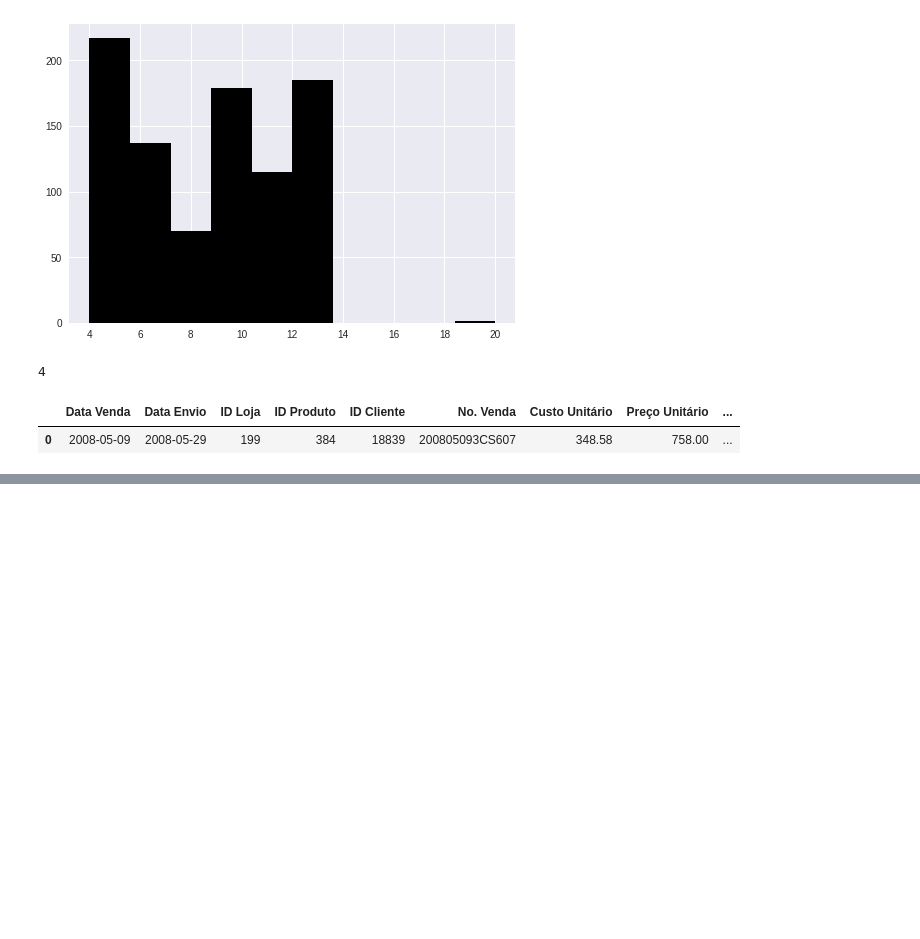
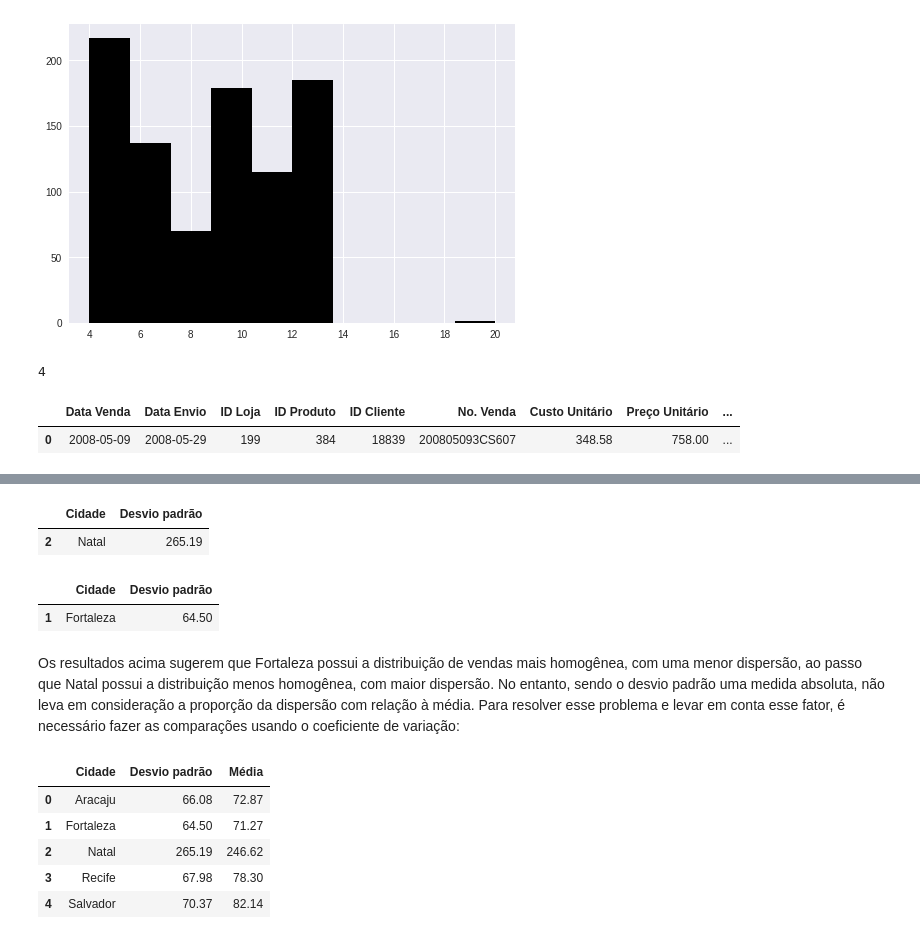
Before and after one commit to shl0mo/AnaliseDados_DIO-Pandas, a Jupyter notebook: AnaliseDados_DIO_Pandas.ipynb, the cells around one changed output, grey strips where cells are left out. Drawn from its saved outputs; the diff is of its cells as text; code cells hidden in the pictures; blank space fills up the shorter version.

```diff
--- a/AnaliseDados_DIO_Pandas.ipynb
+++ b/AnaliseDados_DIO_Pandas.ipynb
@@ -845,0 +879,26 @@ df.to_csv('novo_csv.csv', index=False)
+# %%
+#Retornando o maior e o menor desvio padrão de uma forma mais explícita:
+#Maior desvio padrão
+df_dp[df_dp['Desvio padrão'] == df_dp['Desvio padrão'].max()]
+# %% [output]
+|  | Cidade | Desvio padrão |
+| 2 | Natal | 265.19 |
+# %%
+#Menor desvio padrão
+df_dp[df_dp['Desvio padrão'] == df_dp['Desvio padrão'].min()]
+# %% [output]
+|  | Cidade | Desvio padrão |
+| 1 | Fortaleza | 64.50 |
+# %% [markdown]
+Os resultados acima sugerem que Fortaleza possui a distribuição de vendas mais homogênea, com uma menor dispersão, ao passo que Natal possui a distribuição menos homogênea, com maior dispersão. No entanto, sendo o desvio padrão uma medida absoluta, não leva em consideração a proporção da dispersão com relação à média. Para resolver esse problema e levar em conta esse fator, é necessário fazer as comparações usando o coeficiente de variação:
+# %%
+#Adicionando a média de vendas no agrupamento a fim de facilitar os cálculos:
+df_dp['Média'] = df.groupby(df.Cidade)['Vendas'].mean().reset_index()['Vendas']
+df_dp
+# %% [output]
+|  | Cidade | Desvio padrão | Média |
+| 0 | Aracaju | 66.08 | 72.87 |
+| 1 | Fortaleza | 64.50 | 71.27 |
+| 2 | Natal | 265.19 | 246.62 |
+| 3 | Recife | 67.98 | 78.30 |
+| 4 | Salvador | 70.37 | 82.14 |
```
Also changed, not shown: parts of 47 cells of this notebook.
